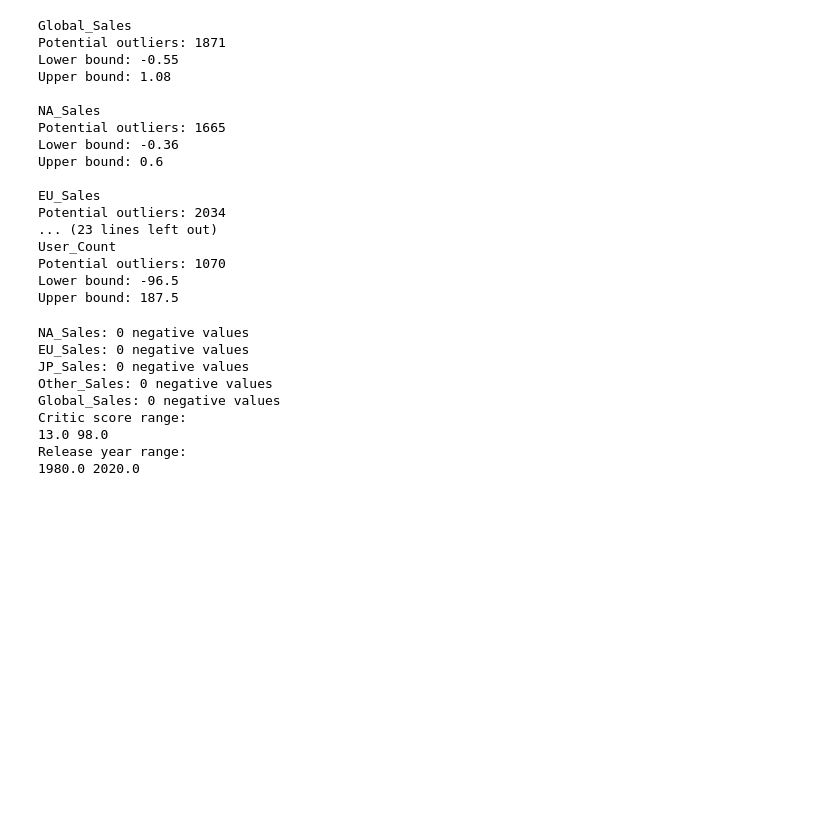
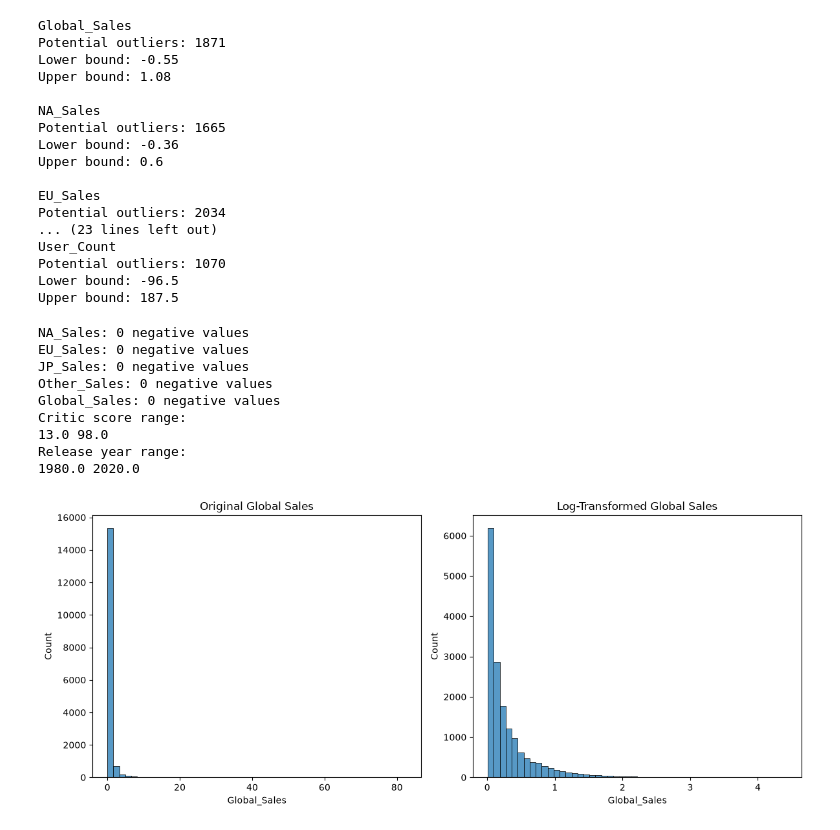
Before and after one commit to abinhyanmikha/Video-Game-Sales-Prediction-Using-Machine-Learning, a Jupyter notebook: data.ipynb, the cells around one changed output. Cells and saved outputs as stored; diff of their text form; code cells hidden in the pictures; blank space fills up the shorter version.

Commit message:
visualization check

```diff
--- a/data.ipynb
+++ b/data.ipynb
@@ -462,3 +462,24 @@ Critic score range:
 13.0 98.0
 Release year range:
 1980.0 2020.0
+# %%
+import numpy as np
+import matplotlib.pyplot as plt
+import seaborn as sns
+
+fig, axes = plt.subplots(1, 2, figsize=(12, 5))
+
+sns.histplot(df["Global_Sales"], bins=50, ax=axes[0])
+axes[0].set_title("Original Global Sales")
+
+sns.histplot(
+    np.log1p(df["Global_Sales"]),
+    bins=50,
+    ax=axes[1]
+)
+axes[1].set_title("Log-Transformed Global Sales")
+
+plt.tight_layout()
+plt.show()
+# %% [output]
+[figure, added]
```
